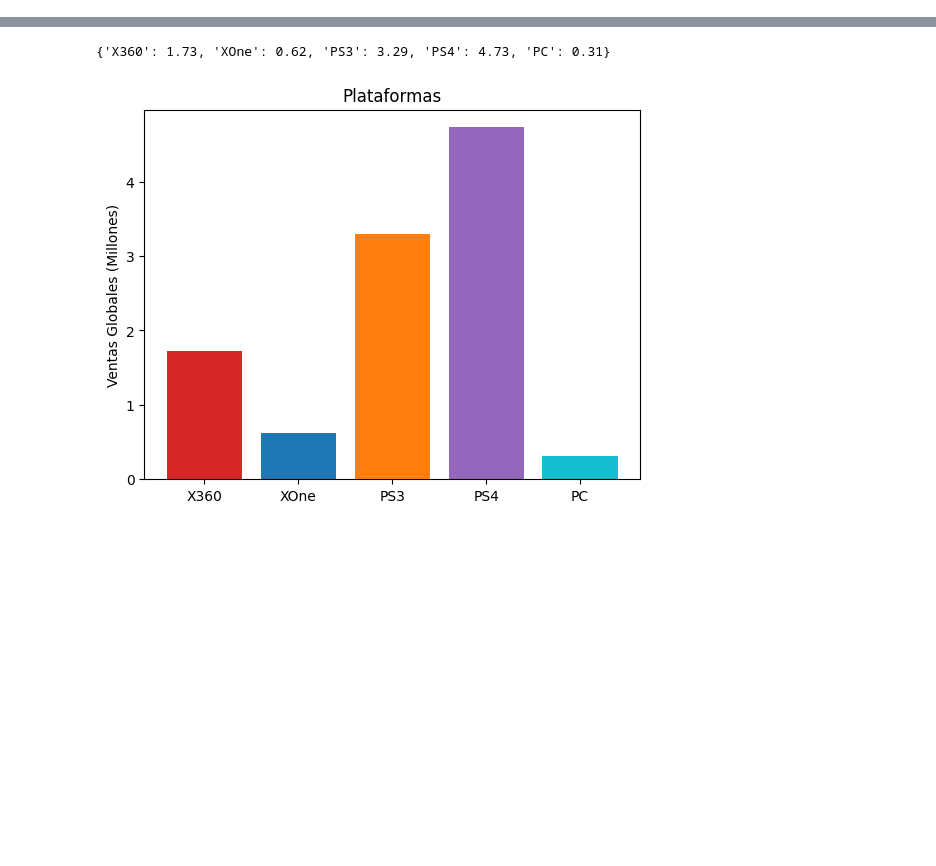
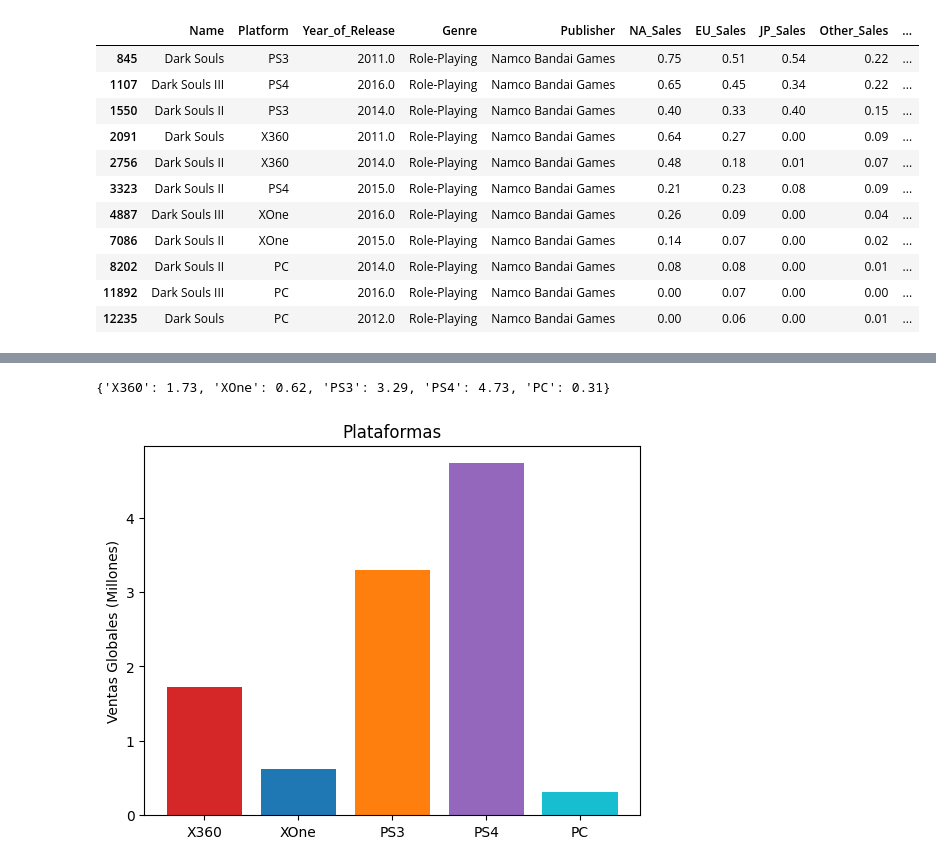
Before and after one commit to AdrianNiet/Proyecto-EDA, a Jupyter notebook: proyecto analisis de datos/codigo/base de datos/Dark souls datos.ipynb, the cells around one changed output, grey strips where cells are left out. Cells and saved outputs as stored; diff of their text form; code cells hidden in the pictures; blank space fills up the shorter version.

```diff
--- a/proyecto analisis de datos/codigo/base de datos/Dark souls datos.ipynb
+++ b/proyecto analisis de datos/codigo/base de datos/Dark souls datos.ipynb
@@ -29,3 +30,22 @@ DS_df
 | 10671 | Bleach: Dark Souls (JP sales) | DS | 2007.0 | Fighting | Sega | 0.00 | 0.00 | 0.10 | 0.00 | ... |
 | 11892 | Dark Souls III | PC | 2016.0 | Role-Playing | Namco Bandai Games | 0.00 | 0.07 | 0.00 | 0.00 | ... |
 | 12235 | Dark Souls | PC | 2012.0 | Role-Playing | Namco Bandai Games | 0.00 | 0.06 | 0.00 | 0.01 | ... |
+# %%
+#Para analizar la DF de forma general, vamos a quitar los de DS.
+
+df2 = DS_df[DS_df["Platform"] != "DS"]
+# %%
+df2
+# %% [output]
+|  | Name | Platform | Year_of_Release | Genre | Publisher | NA_Sales | EU_Sales | JP_Sales | Other_Sales | ... |
+| 845 | Dark Souls | PS3 | 2011.0 | Role-Playing | Namco Bandai Games | 0.75 | 0.51 | 0.54 | 0.22 | ... |
+| 1107 | Dark Souls III | PS4 | 2016.0 | Role-Playing | Namco Bandai Games | 0.65 | 0.45 | 0.34 | 0.22 | ... |
+| 1550 | Dark Souls II | PS3 | 2014.0 | Role-Playing | Namco Bandai Games | 0.40 | 0.33 | 0.40 | 0.15 | ... |
+| 2091 | Dark Souls | X360 | 2011.0 | Role-Playing | Namco Bandai Games | 0.64 | 0.27 | 0.00 | 0.09 | ... |
+| 2756 | Dark Souls II | X360 | 2014.0 | Role-Playing | Namco Bandai Games | 0.48 | 0.18 | 0.01 | 0.07 | ... |
+| 3323 | Dark Souls II | PS4 | 2015.0 | Role-Playing | Namco Bandai Games | 0.21 | 0.23 | 0.08 | 0.09 | ... |
+| 4887 | Dark Souls III | XOne | 2016.0 | Role-Playing | Namco Bandai Games | 0.26 | 0.09 | 0.00 | 0.04 | ... |
+| 7086 | Dark Souls II | XOne | 2015.0 | Role-Playing | Namco Bandai Games | 0.14 | 0.07 | 0.00 | 0.02 | ... |
+| 8202 | Dark Souls II | PC | 2014.0 | Role-Playing | Namco Bandai Games | 0.08 | 0.08 | 0.00 | 0.01 | ... |
+| 11892 | Dark Souls III | PC | 2016.0 | Role-Playing | Namco Bandai Games | 0.00 | 0.07 | 0.00 | 0.00 | ... |
+| 12235 | Dark Souls | PC | 2012.0 | Role-Playing | Namco Bandai Games | 0.00 | 0.06 | 0.00 | 0.01 | ... |
```
Also changed, not shown: parts of 13 cells of this notebook, 6 other files.
